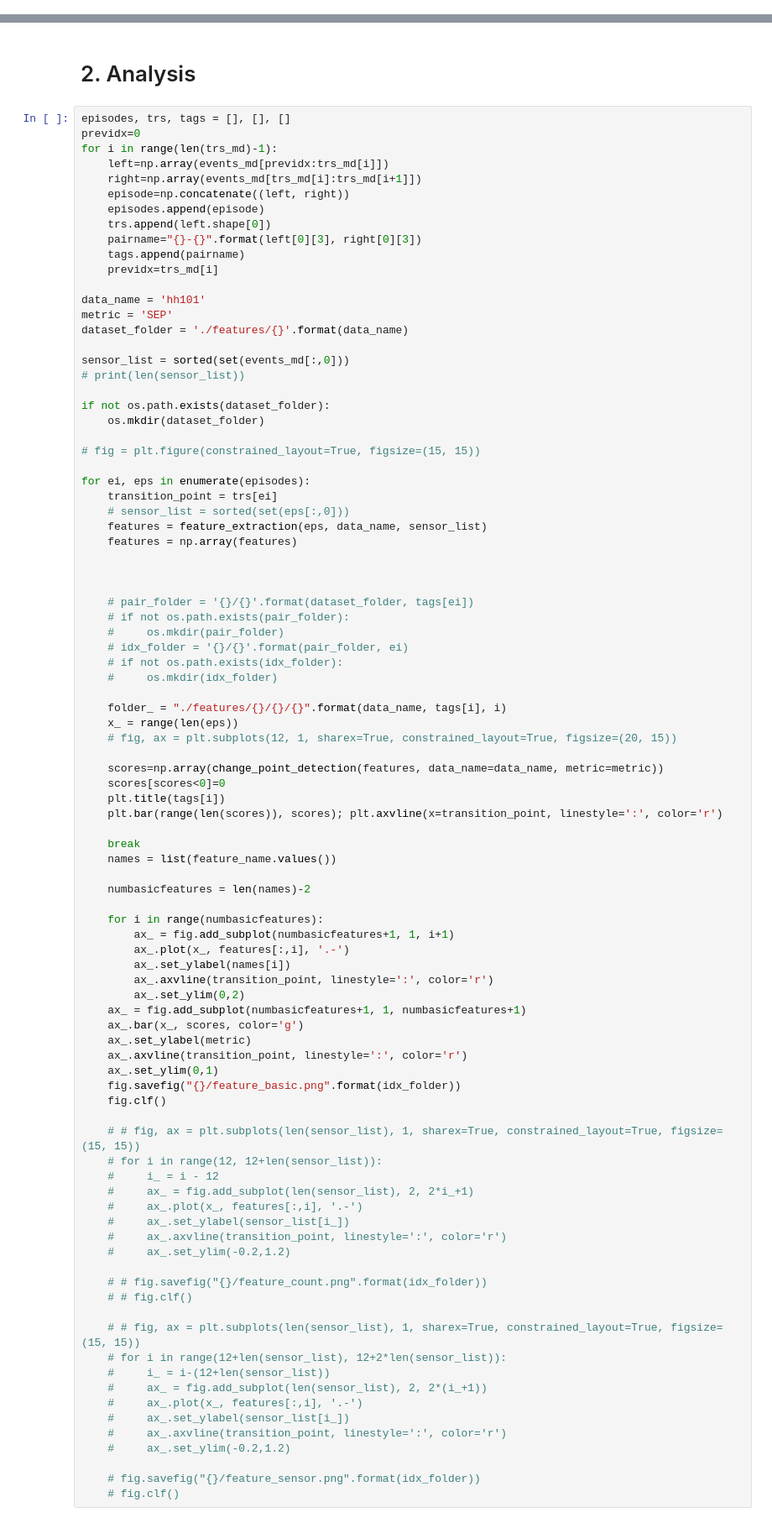
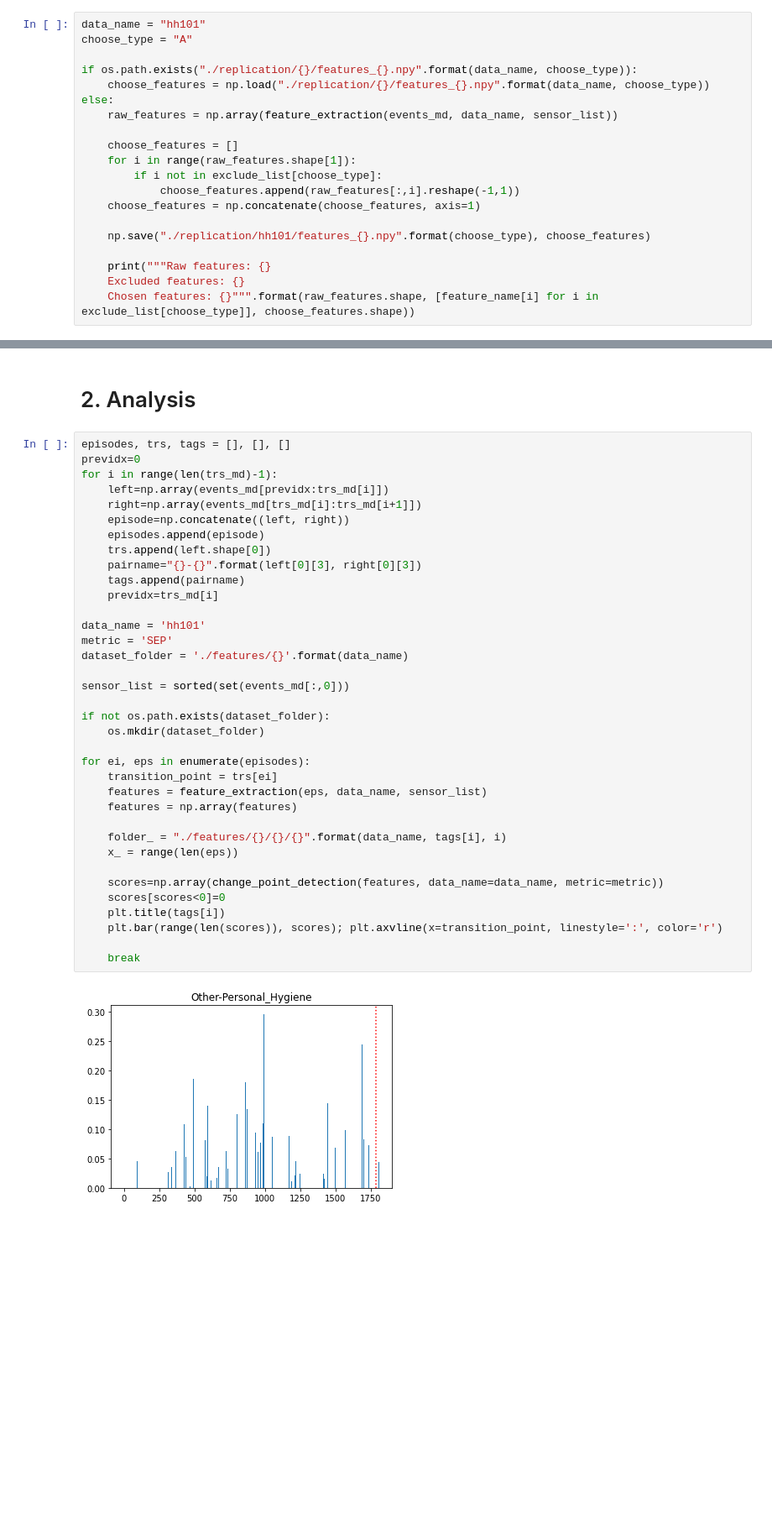
Before and after one commit to cdsnlab/AIoTService, a Jupyter notebook: segmentation/hh.ipynb, the cells around one changed output, grey strips where cells are left out. Shown: that part at 84% size. Saved outputs shown, nothing was run; the diff lists cells and outputs as text; blank space fills up the shorter version.

```diff
--- a/segmentation/hh.ipynb
+++ b/segmentation/hh.ipynb
@@ -78,0 +70,20 @@ np.save("./replication/hh101/transitions.npy", trs_md)
+# %%
+data_name = "hh101"
+choose_type = "A"
+
+if os.path.exists("./replication/{}/features_{}.npy".format(data_name, choose_type)):
+    choose_features = np.load("./replication/{}/features_{}.npy".format(data_name, choose_type))
+else:
+    raw_features = np.array(feature_extraction(events_md, data_name, sensor_list))
+
+    choose_features = []
+    for i in range(raw_features.shape[1]):
+        if i not in exclude_list[choose_type]:
+            choose_features.append(raw_features[:,i].reshape(-1,1))
+    choose_features = np.concatenate(choose_features, axis=1)
+
+    np.save("./replication/hh101/features_{}.npy".format(choose_type), choose_features)
+
+    print("""Raw features: {}
+    Excluded features: {}
+    Chosen features: {}""".format(raw_features.shape, [feature_name[i] for i in exclude_list[choose_type]], choose_features.shape))
@@ -128,85 +174,32 @@ for i in range(len(trs_md)-1):
     episode=np.concatenate((left, right))
     episodes.append(episode)
     trs.append(left.shape[0])
     pairname="{}-{}".format(left[0][3], right[0][3])
     tags.append(pairname)
     previdx=trs_md[i]
 
 data_name = 'hh101'
 metric = 'SEP'
 dataset_folder = './features/{}'.format(data_name)
 
 sensor_list = sorted(set(events_md[:,0]))
-# print(len(sensor_list))
 
 if not os.path.exists(dataset_folder):
     os.mkdir(dataset_folder)
 
-# fig = plt.figure(constrained_layout=True, figsize=(15, 15))
-
 for ei, eps in enumerate(episodes):
     transition_point = trs[ei]
-    # sensor_list = sorted(set(eps[:,0]))
     features = feature_extraction(eps, data_name, sensor_list)
     features = np.array(features)
 
-
-
-    # pair_folder = '{}/{}'.format(dataset_folder, tags[ei])
-    # if not os.path.exists(pair_folder):
-    #     os.mkdir(pair_folder)
-    # idx_folder = '{}/{}'.format(pair_folder, ei)
-    # if not os.path.exists(idx_folder):
-    #     os.mkdir(idx_folder)
-
     folder_ = "./features/{}/{}/{}".format(data_name, tags[i], i)
     x_ = range(len(eps))
-    # fig, ax = plt.subplots(12, 1, sharex=True, constrained_layout=True, figsize=(20, 15))
 
     scores=np.array(change_point_detection(features, data_name=data_name, metric=metric))
     scores[scores<0]=0
     plt.title(tags[i])
     plt.bar(range(len(scores)), scores); plt.axvline(x=transition_point, linestyle=':', color='r')
 
     break
-    names = list(feature_name.values())
-
-    numbasicfeatures = len(names)-2
-
-    for i in range(numbasicfeatures):
-        ax_ = fig.add_subplot(numbasicfeatures+1, 1, i+1)
-        ax_.plot(x_, features[:,i], '.-')
-        ax_.set_ylabel(names[i])
-        ax_.axvline(transition_point, linestyle=':', color='r')
-        ax_.set_ylim(0,2)
-    ax_ = fig.add_subplot(numbasicfeatures+1, 1, numbasicfeatures+1)
-    ax_.bar(x_, scores, color='g')
-    ax_.set_ylabel(metric)
-    ax_.axvline(transition_point, linestyle=':', color='r')
-    ax_.set_ylim(0,1)
-    fig.savefig("{}/feature_basic.png".format(idx_folder))
-    fig.clf()
-
-    # # fig, ax = plt.subplots(len(sensor_list), 1, sharex=True, constrained_layout=True, figsize=(15, 15))
-    # for i in range(12, 12+len(sensor_list)):
-    #     i_ = i - 12
-    #     ax_ = fig.add_subplot(len(sensor_list), 2, 2*i_+1)
-    #     ax_.plot(x_, features[:,i], '.-')
-    #     ax_.set_ylabel(sensor_list[i_])
-    #     ax_.axvline(transition_point, linestyle=':', color='r')
-    #     ax_.set_ylim(-0.2,1.2)
-
-    # # fig.savefig("{}/feature_count.png".format(idx_folder))
-    # # fig.clf()
-
-    # # fig, ax = plt.subplots(len(sensor_list), 1, sharex=True, constrained_layout=True, figsize=(15, 15))
-    # for i in range(12+len(sensor_list), 12+2*len(sensor_list)):
-    #     i_ = i-(12+len(sensor_list))
-    #     ax_ = fig.add_subplot(len(sensor_list), 2, 2*(i_+1))
-    #     ax_.plot(x_, features[:,i], '.-')
-    #     ax_.set_ylabel(sensor_list[i_])
-    #     ax_.axvline(transition_point, linestyle=':', color='r')
-    #     ax_.set_ylim(-0.2,1.2)
-
-    # fig.savefig("{}/feature_sensor.png".format(idx_folder))
-    # fig.clf()
+# %% [output]
+[figure, added]
```
Also changed, not shown: parts of 18 cells of this notebook, 4 other files.
